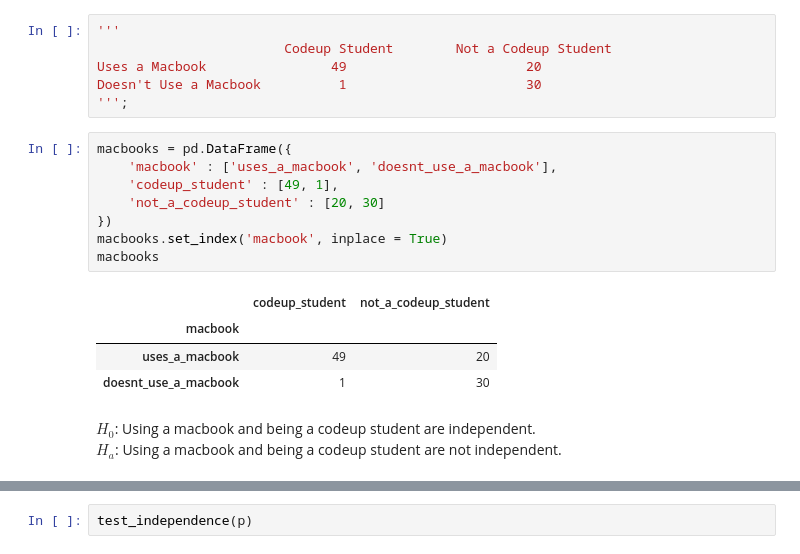
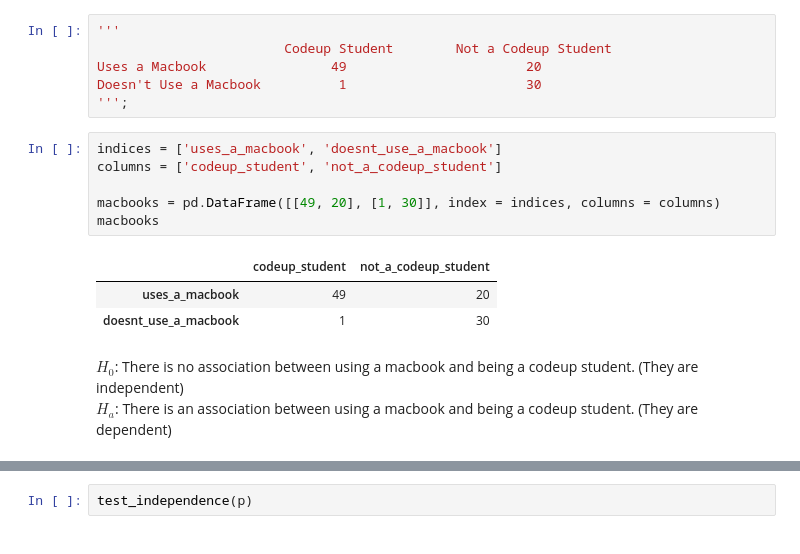
Before and after one commit to alegarcia-dev/statistics-exercises, a Jupyter notebook: hypothesis_testing.ipynb, the cells around one changed output, grey strips where cells are left out. Saved outputs shown, nothing was run; the diff lists cells and outputs as text.

```diff
--- a/hypothesis_testing.ipynb
+++ b/hypothesis_testing.ipynb
@@ -748,20 +749,17 @@ Uses a Macbook                49                       20
 Doesn't Use a Macbook          1                       30
 ''';
 # %%
-macbooks = pd.DataFrame({
-    'macbook' : ['uses_a_macbook', 'doesnt_use_a_macbook'],
-    'codeup_student' : [49, 1],
-    'not_a_codeup_student' : [20, 30]
-})
-macbooks.set_index('macbook', inplace = True)
+indices = ['uses_a_macbook', 'doesnt_use_a_macbook']
+columns = ['codeup_student', 'not_a_codeup_student']
+
+macbooks = pd.DataFrame([[49, 20], [1, 30]], index = indices, columns = columns)
 macbooks
 # %% [output]
 |  | codeup_student | not_a_codeup_student |
-| macbook |  |  |
 | uses_a_macbook | 49 | 20 |
 | doesnt_use_a_macbook | 1 | 30 |
 # %% [markdown]
-$H_0$: Using a macbook and being a codeup student are independent.
+$H_0$: There is no association between using a macbook and being a codeup student. (They are independent)
 <br>
-$H_a$: Using a macbook and being a codeup student are not independent.
+$H_a$: There is an association between using a macbook and being a codeup student. (They are dependent)
 # %%
```
Also changed, not shown: parts of 18 cells of this notebook.
